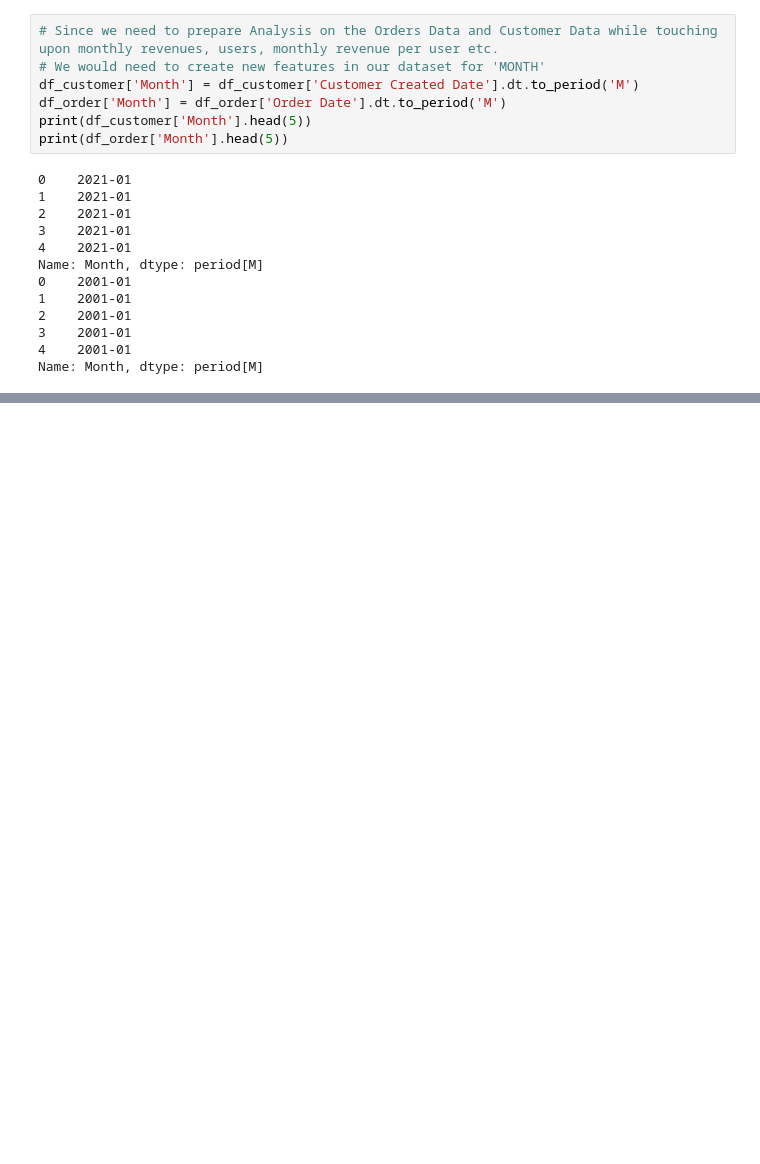
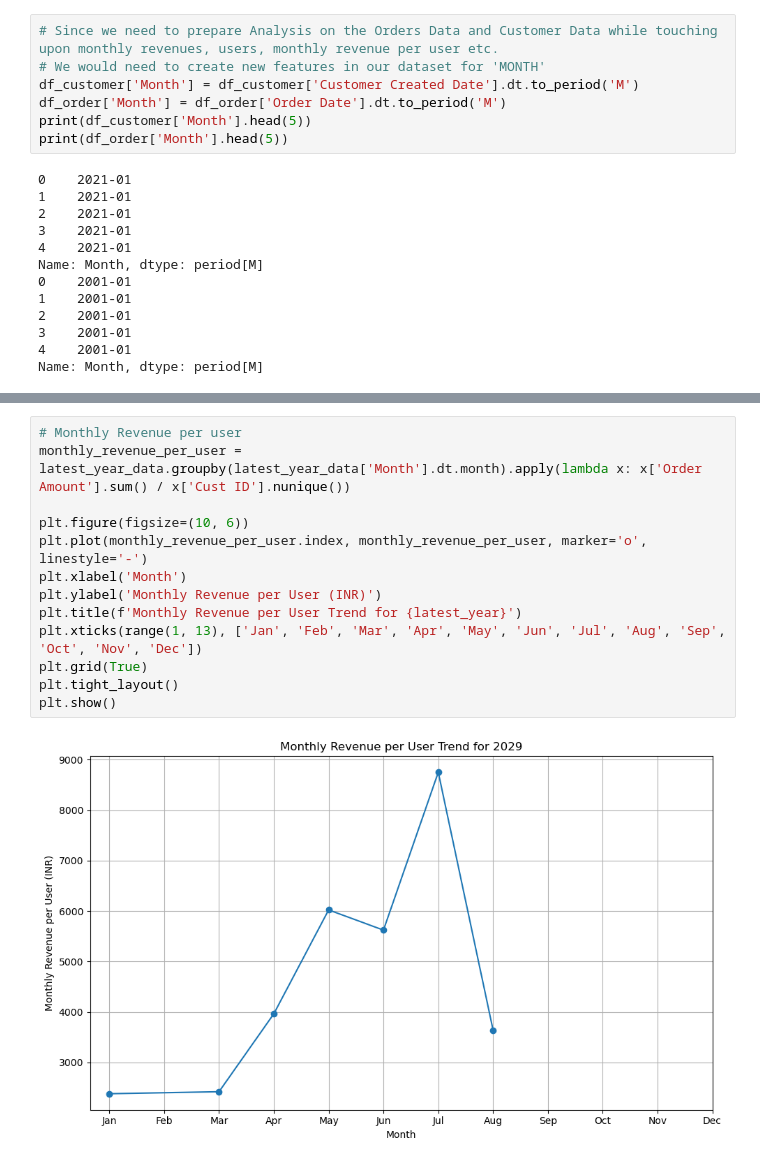
Before and after one commit to Pranav3608/Cohort-Analysis, a Jupyter notebook: cohort_analysis.ipynb, the cells around one changed output, grey strips where cells are left out. Drawn from its saved outputs; the diff is of its cells as text; blank space fills up the shorter version.

```diff
--- a/cohort_analysis.ipynb
+++ b/cohort_analysis.ipynb
@@ -168,0 +221,15 @@ Name: Month, dtype: period[M]
+# %%
+# Monthly Revenue per user
+monthly_revenue_per_user = latest_year_data.groupby(latest_year_data['Month'].dt.month).apply(lambda x: x['Order Amount'].sum() / x['Cust ID'].nunique())
+
+plt.figure(figsize=(10, 6))
+plt.plot(monthly_revenue_per_user.index, monthly_revenue_per_user, marker='o', linestyle='-')
+plt.xlabel('Month')
+plt.ylabel('Monthly Revenue per User (INR)')
+plt.title(f'Monthly Revenue per User Trend for {latest_year}')
+plt.xticks(range(1, 13), ['Jan', 'Feb', 'Mar', 'Apr', 'May', 'Jun', 'Jul', 'Aug', 'Sep', 'Oct', 'Nov', 'Dec'])
+plt.grid(True)
+plt.tight_layout()
+plt.show()
+# %% [output]
+[figure, added]
```
Also changed, not shown: parts of 9 cells of this notebook.
